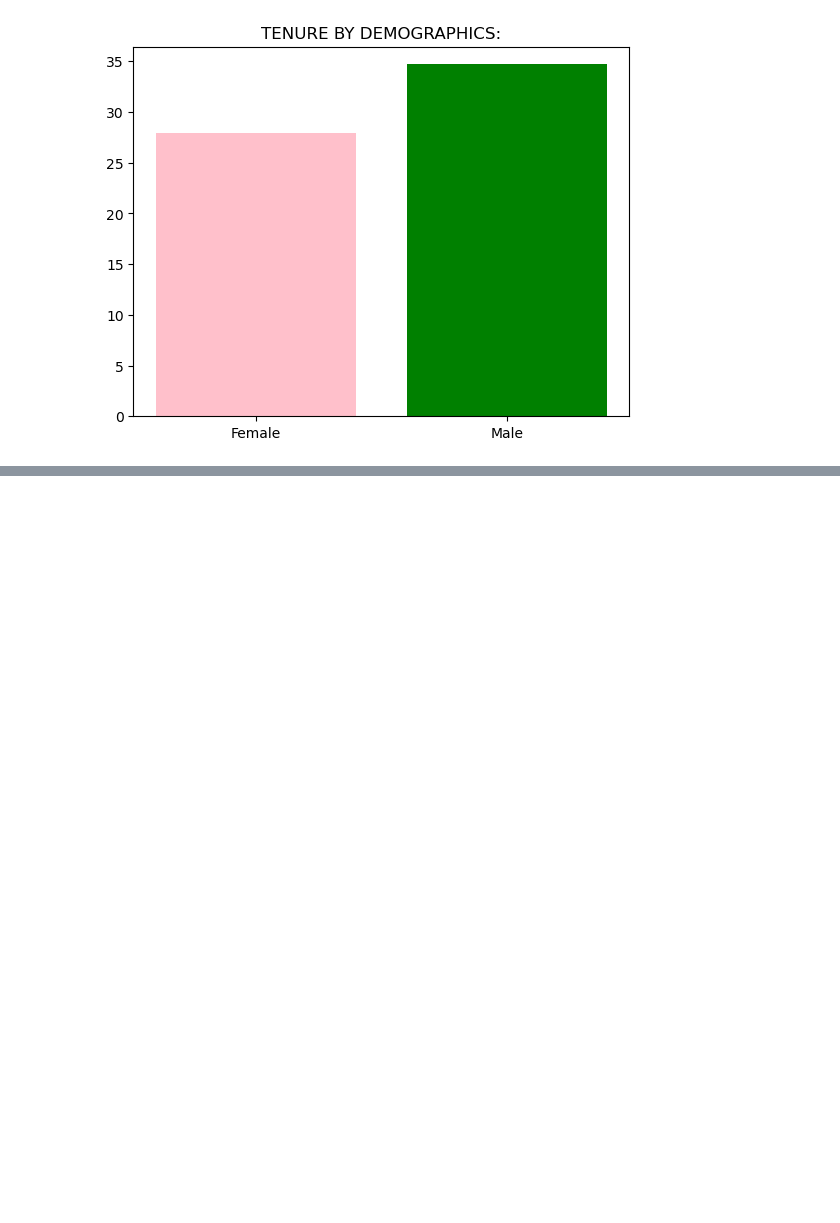
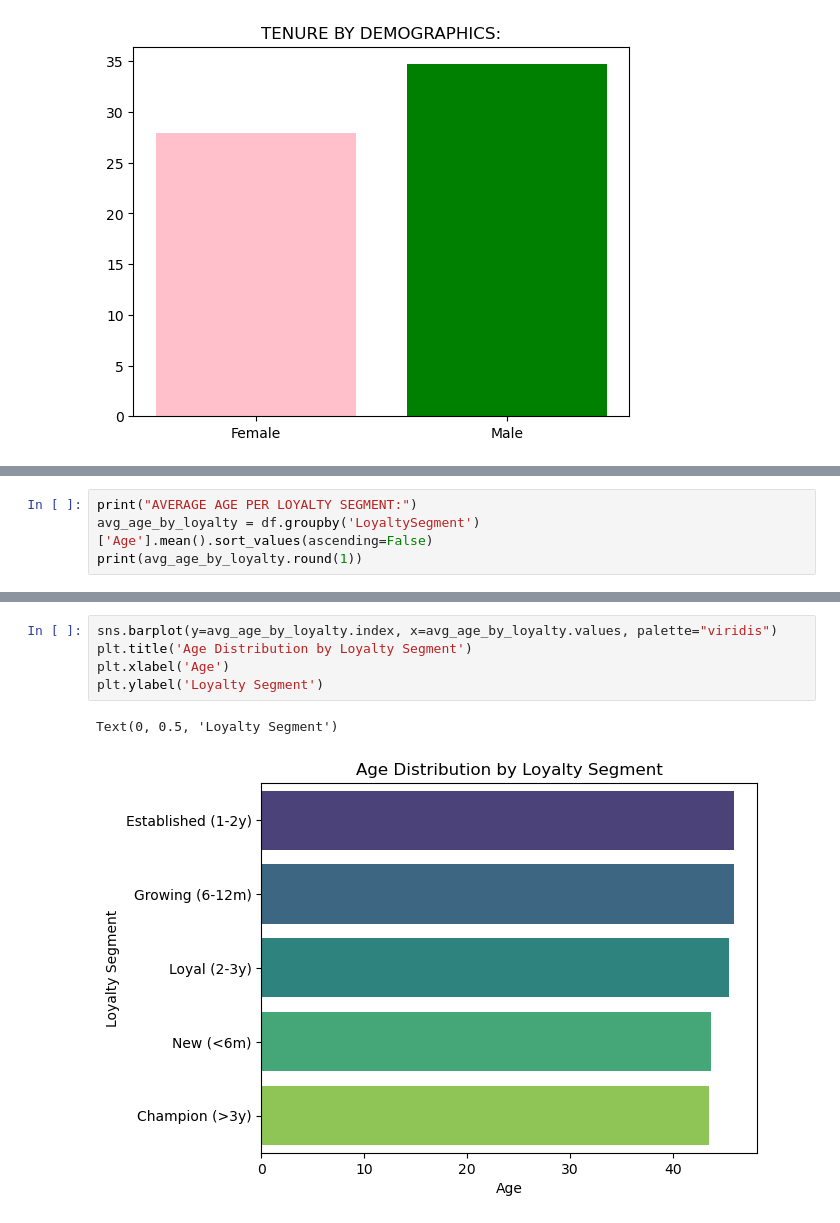
Before and after one commit to arFaisal043/Learn-Python, a Jupyter notebook: Project_2( Retail Sale )/retail_sales.ipynb, the cells around one changed output, grey strips where cells are left out. Cells and saved outputs as stored; diff of their text form; blank space fills up the shorter version.

```diff
--- a/Project_2( Retail Sale )/retail_sales.ipynb
+++ b/Project_2( Retail Sale )/retail_sales.ipynb
@@ -371,0 +394,4 @@ Text(0.5, 1.0, 'TENURE BY DEMOGRAPHICS:')
+# %%
+print("AVERAGE AGE PER LOYALTY SEGMENT:")
+avg_age_by_loyalty = df.groupby('LoyaltySegment')['Age'].mean().sort_values(ascending=False)
+print(avg_age_by_loyalty.round(1))
@@ -371,0 +407,8 @@ Text(0.5, 1.0, 'TENURE BY DEMOGRAPHICS:')
+# %%
+sns.barplot(y=avg_age_by_loyalty.index, x=avg_age_by_loyalty.values, palette="viridis")
+plt.title('Age Distribution by Loyalty Segment')
+plt.xlabel('Age')
+plt.ylabel('Loyalty Segment')
+# %% [output]
+Text(0, 0.5, 'Loyalty Segment')
+[figure, added]
```
Also changed, not shown: parts of 5 cells of this notebook, 1 other file.
